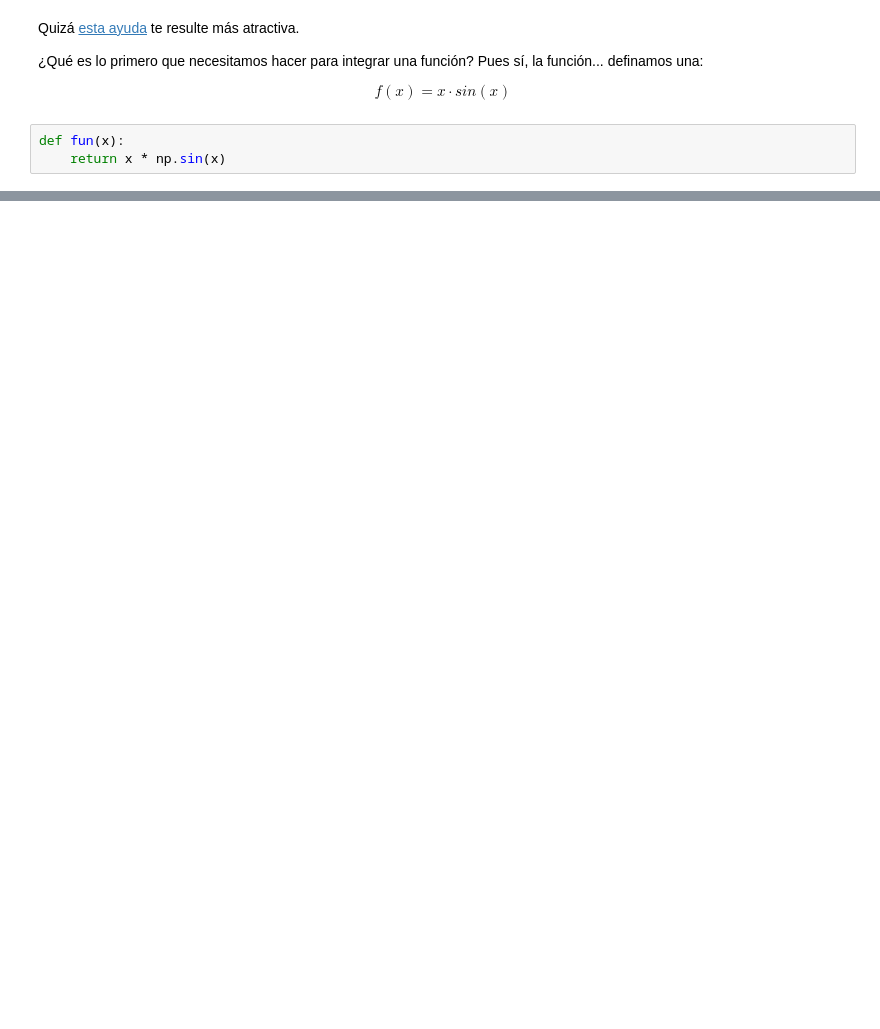
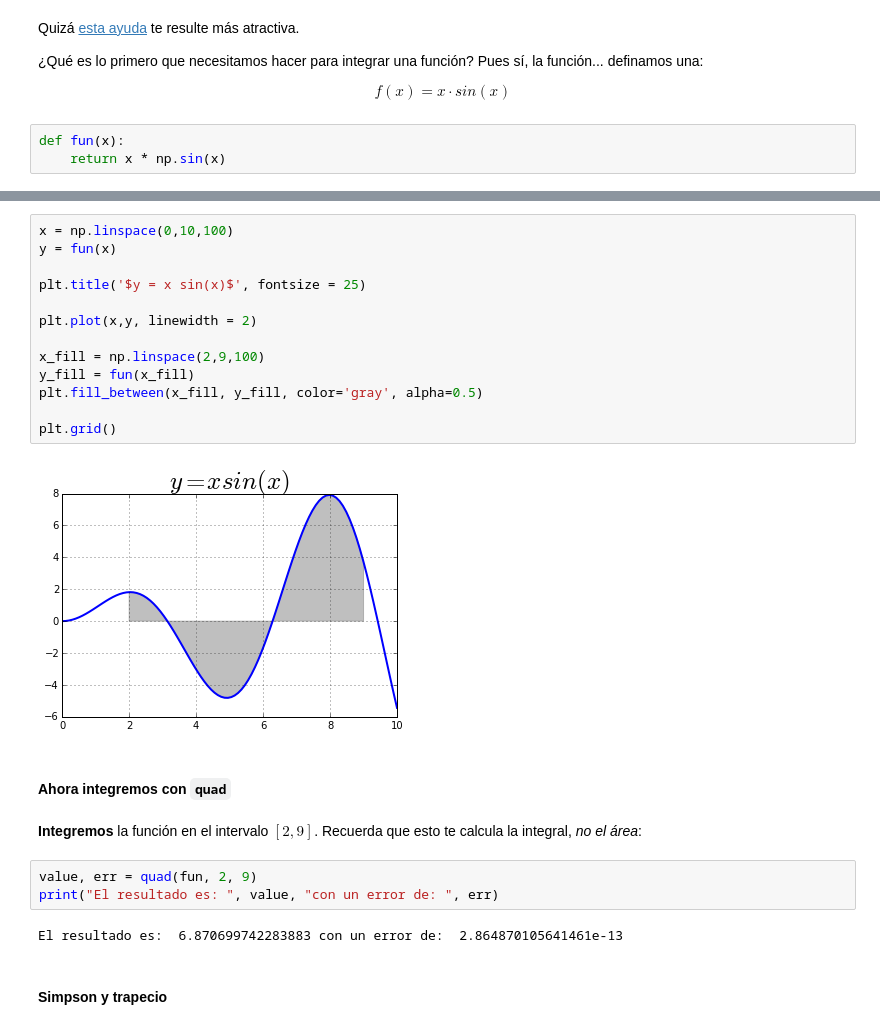
Before and after one commit to AeroPython/Curso_AeroPython, a Jupyter notebook: Notebooks/Clase4a_SciPy.ipynb, the cells around one changed output, grey strips where cells are left out. Saved outputs shown, nothing was run; the diff lists cells and outputs as text; blank space fills up the shorter version.

```diff
--- a/Notebooks/Clase4a_SciPy.ipynb
+++ b/Notebooks/Clase4a_SciPy.ipynb
@@ -345,0 +153,26 @@ display(w)
+# %%
+x = np.linspace(0,10,100)
+y = fun(x)
+
+plt.title('$y = x sin(x)$', fontsize = 25)
+
+plt.plot(x,y, linewidth = 2)
+
+x_fill = np.linspace(2,9,100)
+y_fill = fun(x_fill)
+plt.fill_between(x_fill, y_fill, color='gray', alpha=0.5)
+
+plt.grid()
+# %% [output]
+[figure, added]
+# %% [markdown]
+#### Ahora integremos con `quad`
+# %% [markdown]
+__Integremos__ la función en el intervalo $[2, 9]$. Recuerda que esto te calcula la integral, _no el área_:
+# %%
+value, err = quad(fun, 2, 9)
+print("El resultado es: ", value, "con un error de: ", err)
+# %% [output]
+El resultado es:  6.870699742283883 con un error de:  2.864870105641461e-13
+# %% [markdown]
+#### Simpson y trapecio
```
Also changed, not shown: parts of 93 cells of this notebook, 3 other files.
